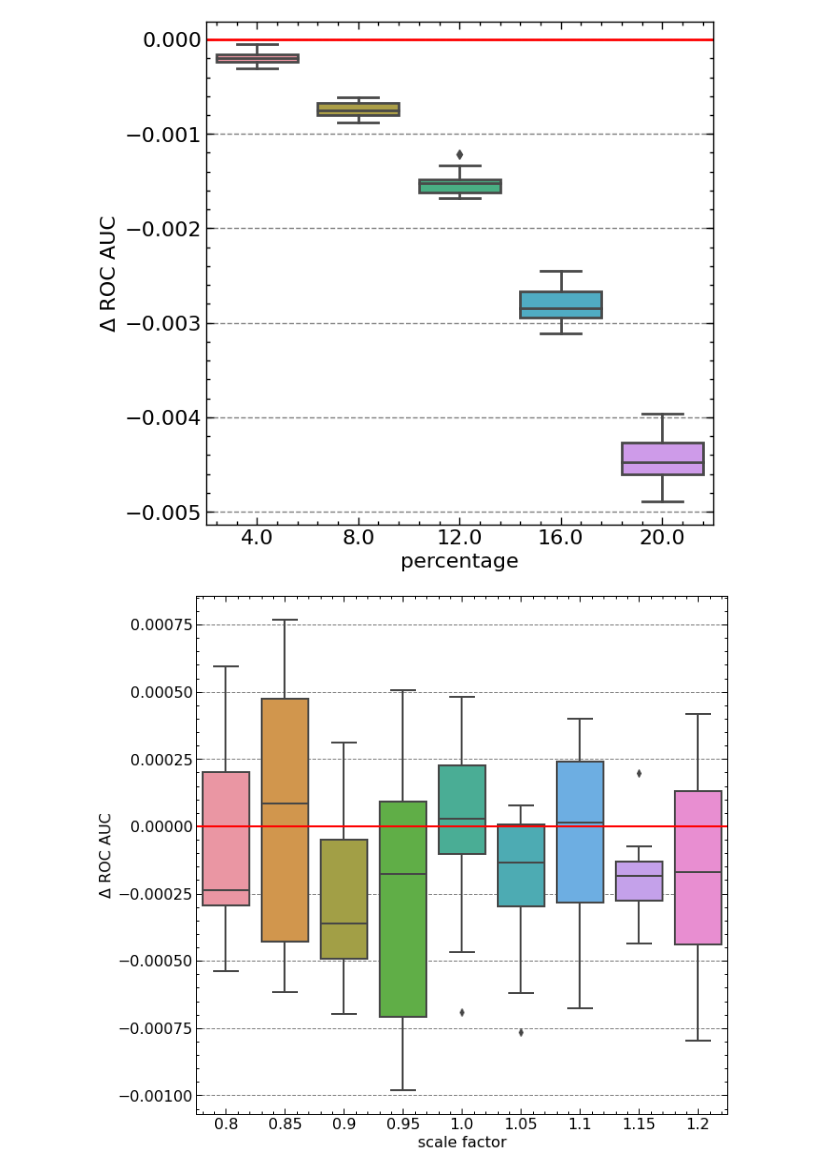
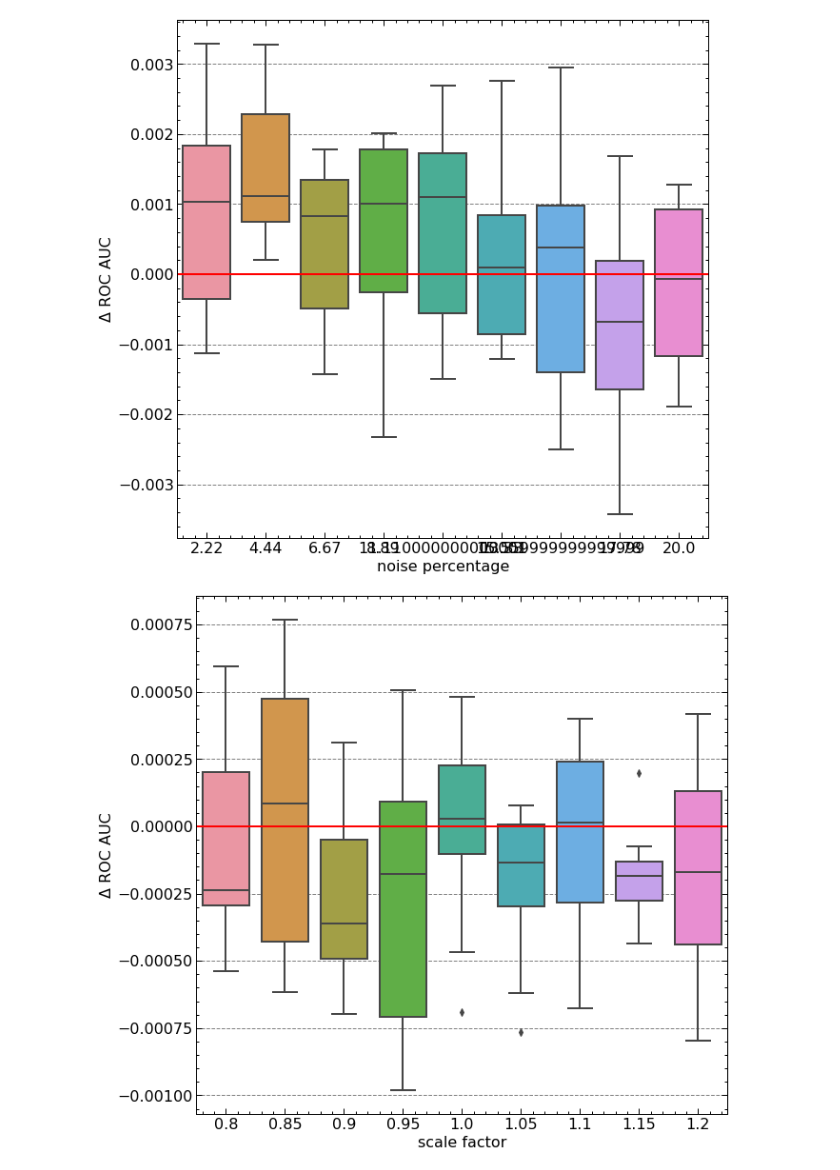
Before and after one commit to NoahHA/tth-ML-project, a Jupyter notebook: notebooks/data_analysis/model_robustness.ipynb, the cells around one changed output. Drawn from its saved outputs; the diff is of its cells as text; code cells hidden in the pictures.

```diff
--- a/notebooks/data_analysis/model_robustness.ipynb
+++ b/notebooks/data_analysis/model_robustness.ipynb
@@ -11,16 +12,11 @@ import seaborn as sns
 # %%
-model_name = r"merged_ce_mc.h5"
-model_path =  r"C:\Users\Noaja\Downloads\msci_project\tth-ML-project\models"
+model_name = r"merged-ce-mc.h5"
+model_path =  r"C:\Users\Noaja\Downloads\msci_project\tth-ML-project\models\wandb_models"
 load_path = r"C:\Users\Noaja\Downloads\msci_project\tth-ML-project\data\processed"
 
 model_path = os.path.join(model_path, model_name)
 
-class MonteCarloDropout(keras.layers.Dropout):
-    """Keeps dropout on in testing mode for uncertainty predictions"""
-    def call(self, inputs):
-        return super().call(inputs, training=True)
-
-model = keras.models.load_model(model_path, custom_objects={"f1_score": f1_score, "MonteCarloDropout": MonteCarloDropout})
+model = keras.models.load_model(model_path, custom_objects={"MCLSTM": MCLSTM, "MonteCarloDropout": MonteCarloDropout})
 
 with open(os.path.join(load_path, "processed_data.pickle"), "rb") as handle:
     combined_data = pickle.load(handle)
@@ -44,7 +40,7 @@ def add_noise(data, percentage):
     for col in range(data.shape[1]):
         mean = np.mean(data[:, col])
         std = np.std(data[:, col]) * percentage
-        noise = np.random.normal(mean, std, data[:, col].shape)
+        noise = np.random.normal(0, std, data[:, col].shape)
         varied_data[:, col] += noise
 
     return varied_data
@@ -84,11 +80,11 @@ max_percent = 20
 scale_range = 0.2
 
 def noise_impact(num_samples, n_bins, max_percent):
-    robust_df = pd.DataFrame(columns=['percentage', 'AUC'])
+    robust_df = pd.DataFrame(columns=['noise percentage', 'AUC'])
     for _ in tqdm(range(num_samples)):
         percentages, scores = get_test_predictions(n_bins, "noise", max_percent=max_percent)
         for percentage, score in zip(percentages, scores):
-            robust_df = robust_df.append({'percentage': percentage*100, 'AUC': score}, ignore_index=True)
+            robust_df = robust_df.append({'noise percentage': percentage*100, 'AUC': score}, ignore_index=True)
 
     baseline_preds = model.predict([event_X_test, object_X_test]).ravel()
     baseline_auc = roc_auc_score(y_test, baseline_preds)
@@ -98,24 +94,23 @@ def noise_impact(num_samples, n_bins, max_percent):
 
 
 def scale_impact(num_samples, n_bins, scale_range):
-    robust_df = pd.DataFrame(columns=['scale factor', 'AUC'])
+    robust_df = pd.DataFrame(columns=['HT scale factor', 'AUC'])
     for _ in tqdm(range(num_samples)):
         factors, scores = get_test_predictions(n_bins, "scale", scale_range=scale_range)
         for factor, score in zip(factors, scores):
-            robust_df = robust_df.append({'scale factor': factor, 'AUC': score}, ignore_index=True)
+            robust_df = robust_df.append({'HT scale factor': factor, 'AUC': score}, ignore_index=True)
 
     return robust_df
 # %%
 robust_df = noise_impact(num_samples, n_bins, max_percent)
 
-
 with plt.style.context(['science', 'grid', 'notebook', 'high-contrast']):
-    plt.figure(figsize=(7, 7))
-    sns.boxplot(x="percentage", y="Δ ROC AUC", data=robust_df)
+    plt.figure(figsize=(10, 10))
+    sns.boxplot(x="noise percentage", y="Δ ROC AUC", data=robust_df)
     plt.axhline(y=0.0, color='r', linestyle='-')
     plt.show()
 # %% [output]
-[figure, old version]
+[figure, new version]
 # %%
 robust_df = scale_impact(num_samples=10, n_bins=9, scale_range=scale_range)
 # %%
```
Also changed, not shown: parts of 2 cells of this notebook, 49 other files.
